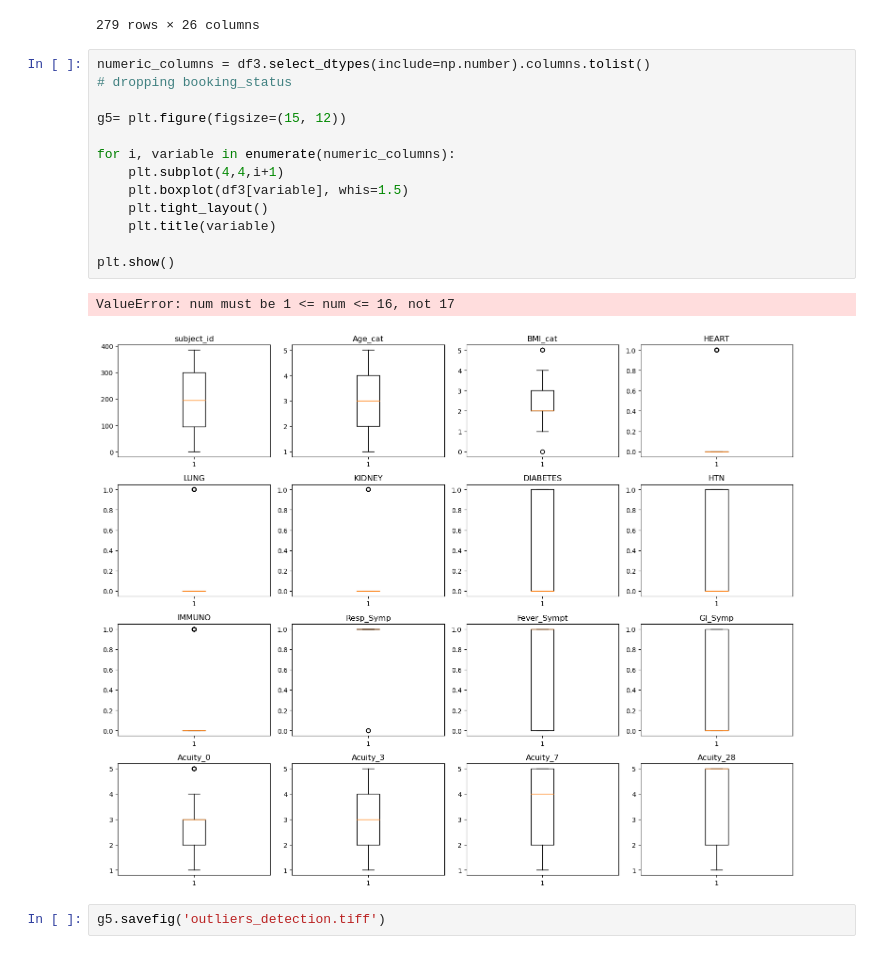
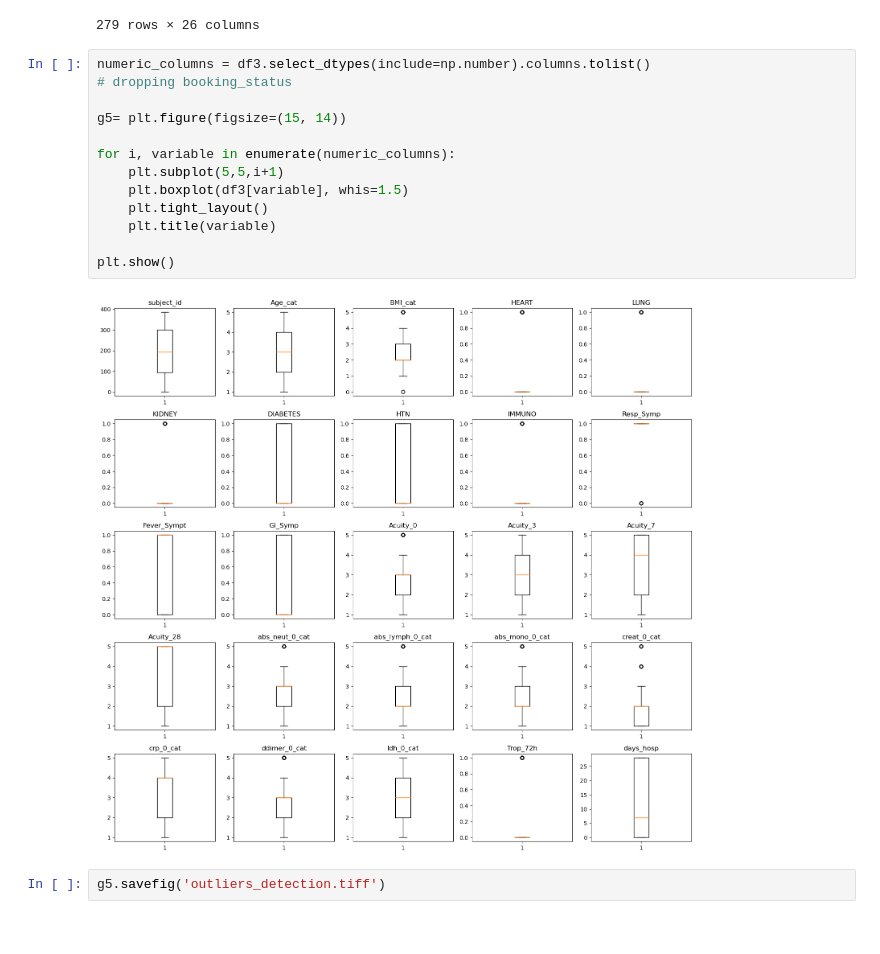
Before and after one commit to AlexSevman/COVID19-Prediction-Prognosis, a Jupyter notebook: EDA_corr.ipynb, the cells around one changed output. Cells and saved outputs as stored; diff of their text form.

```diff
--- a/EDA_corr.ipynb
+++ b/EDA_corr.ipynb
@@ -460,19 +460,18 @@ df3
 # %%
 numeric_columns = df3.select_dtypes(include=np.number).columns.tolist()
 # dropping booking_status
 
-g5= plt.figure(figsize=(15, 12))
+g5= plt.figure(figsize=(15, 14))
 
 for i, variable in enumerate(numeric_columns):
-    plt.subplot(4,4,i+1)
+    plt.subplot(5,5,i+1)
     plt.boxplot(df3[variable], whis=1.5)
     plt.tight_layout()
     plt.title(variable)
 
 plt.show()
 # %% [output]
-ValueError: num must be 1 <= num <= 16, not 17
-[figure, old version]
+[figure, new version]
 # %%
 g5.savefig('outliers_detection.tiff')
 # %%
```
